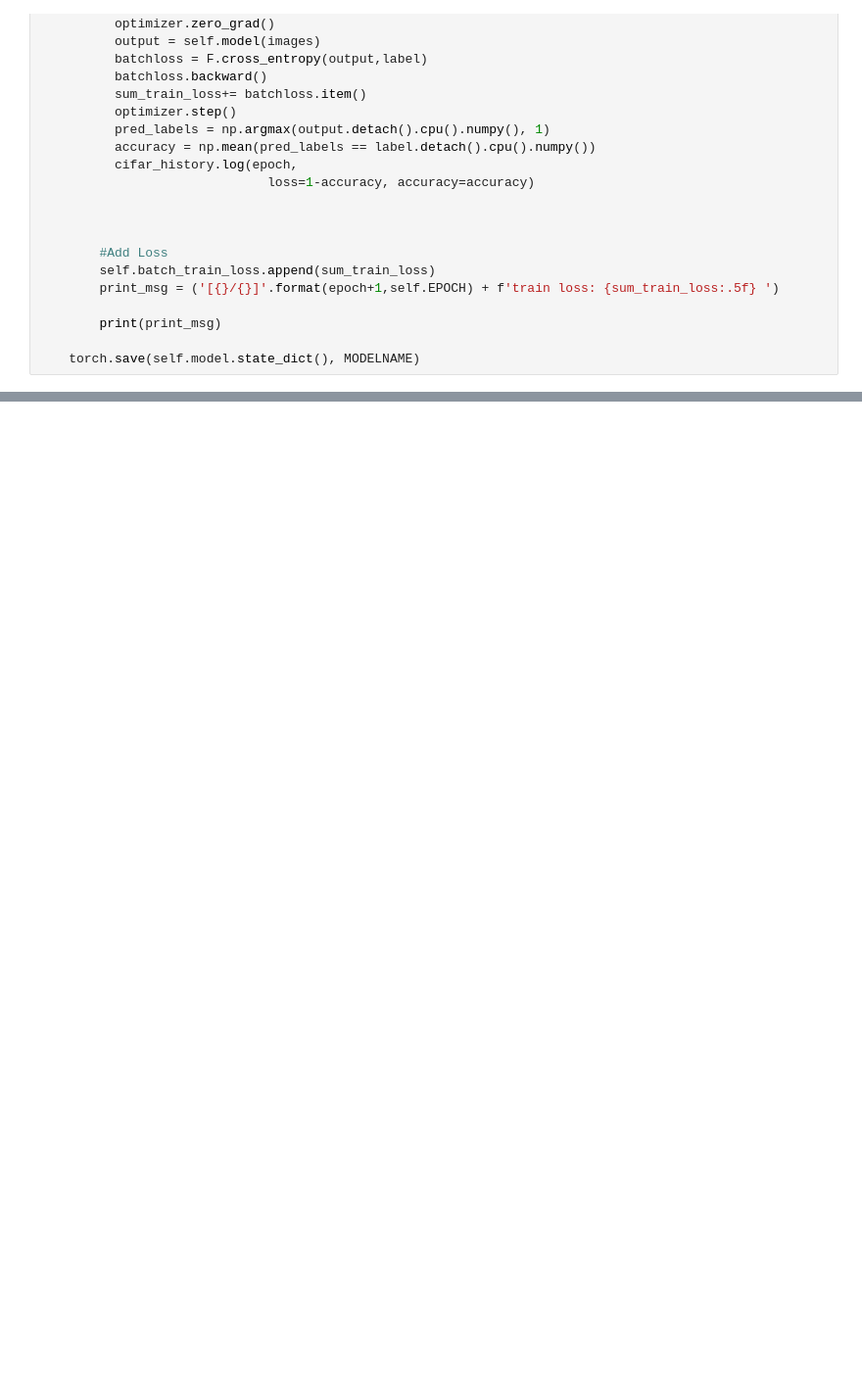
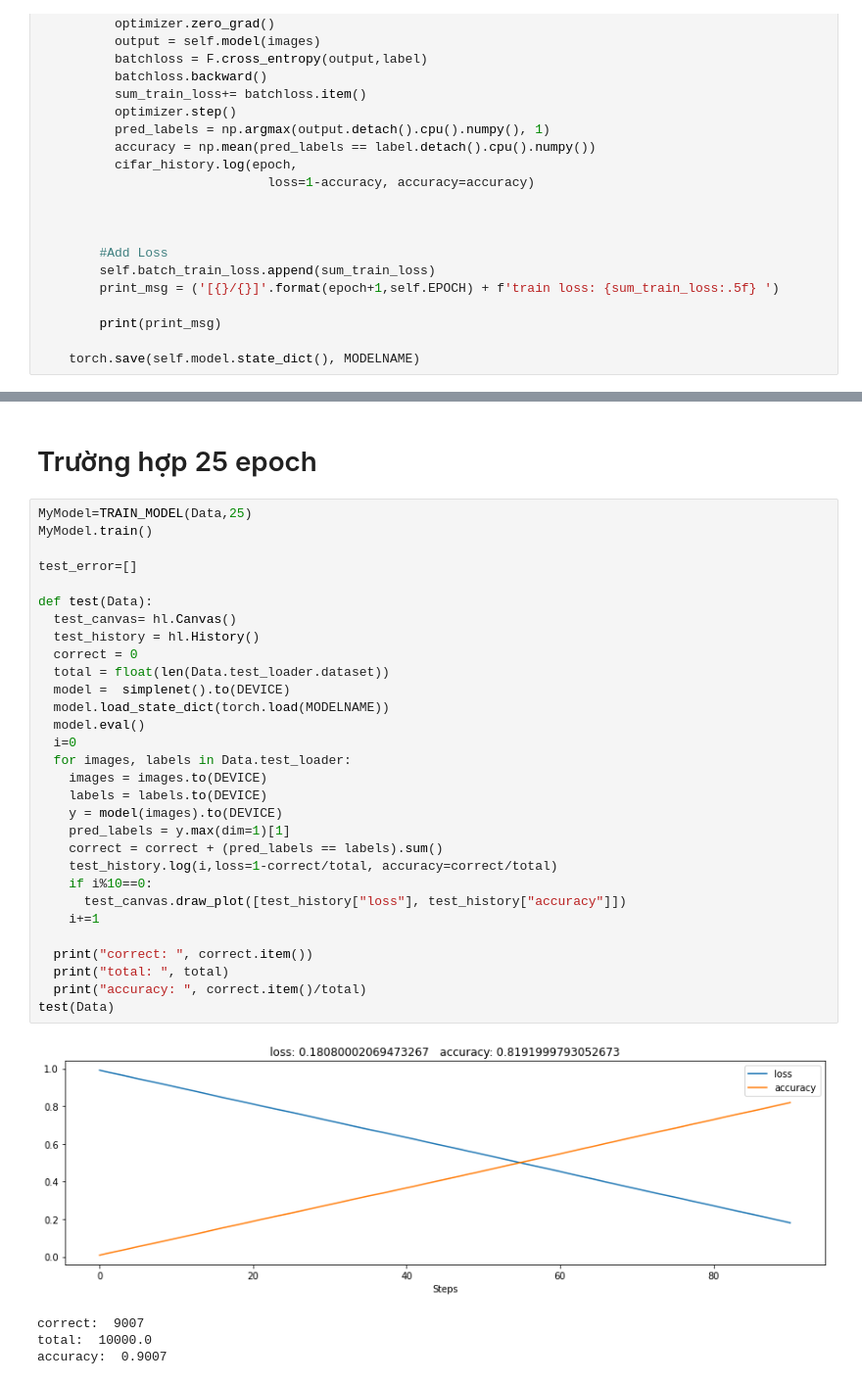
Before and after one commit to Vietanh239/AI, a Jupyter notebook: Simple_base.ipynb, the cells around one changed output, grey strips where cells are left out. Shown at 98% size. Drawn from its saved outputs; the diff is of its cells as text; blank space fills up the shorter version.

```diff
--- a/Simple_base.ipynb
+++ b/Simple_base.ipynb
@@ -483,0 +654,37 @@ writer.close()
+# %% [markdown]
+# Trường hợp 25 epoch
+# %%
+MyModel=TRAIN_MODEL(Data,25)
+MyModel.train()
+
+test_error=[]
+
+def test(Data):
+  test_canvas= hl.Canvas()
+  test_history = hl.History()
+  correct = 0
+  total = float(len(Data.test_loader.dataset))
+  model =  simplenet().to(DEVICE)
+  model.load_state_dict(torch.load(MODELNAME))
+  model.eval()
+  i=0
+  for images, labels in Data.test_loader:
+    images = images.to(DEVICE)
+    labels = labels.to(DEVICE)
+    y = model(images).to(DEVICE)
+    pred_labels = y.max(dim=1)[1]
+    correct = correct + (pred_labels == labels).sum()
+    test_history.log(i,loss=1-correct/total, accuracy=correct/total)
+    if i%10==0:
+      test_canvas.draw_plot([test_history["loss"], test_history["accuracy"]])
+    i+=1
+
+  print("correct: ", correct.item())
+  print("total: ", total)
+  print("accuracy: ", correct.item()/total)
+test(Data)
+# %% [output]
+[figure, added]
+correct:  9007
+total:  10000.0
+accuracy:  0.9007
```
Also changed, not shown: parts of 32 cells of this notebook.
